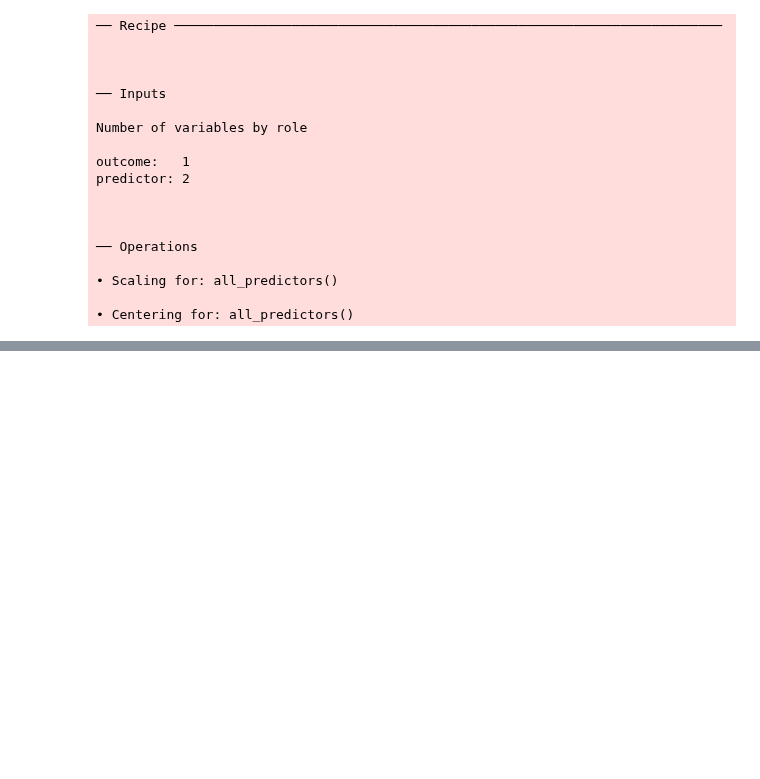
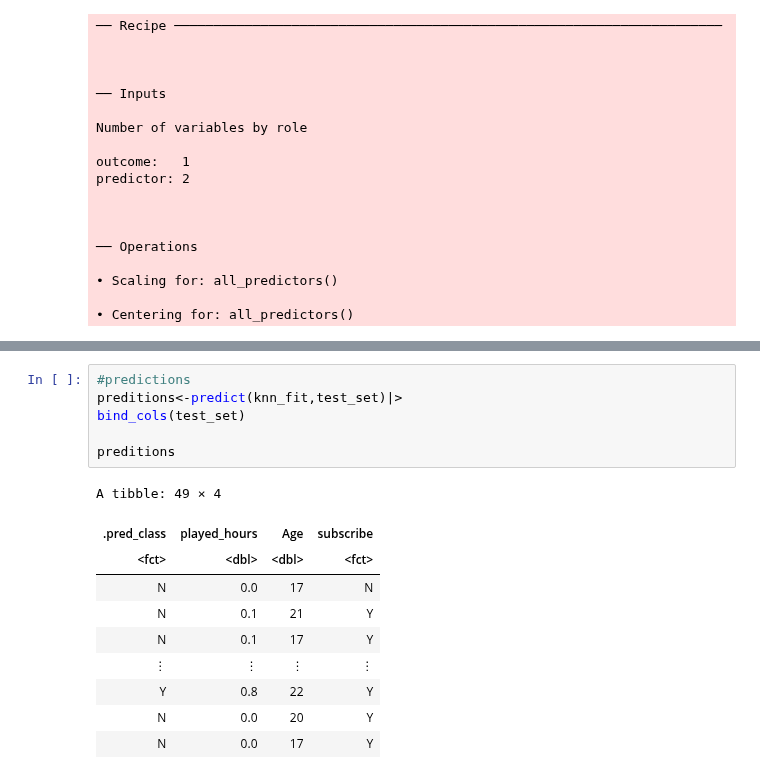
Before and after one commit to zchen189/Group-Project, a Jupyter notebook: data/Group_Project.ipynb, the cells around one changed output, grey strips where cells are left out. Drawn from its saved outputs; the diff is of its cells as text; blank space fills up the shorter version.

Commit message:
predictions

```diff
--- a/data/Group_Project.ipynb
+++ b/data/Group_Project.ipynb
@@ -244,2 +244,19 @@ Minimal misclassification: 0.4041096
 Best kernel: rectangular
 Best k: 3
+# %%
+#predictions
+preditions<-predict(knn_fit,test_set)|>
+bind_cols(test_set)
+
+preditions
+# %% [output]
+A tibble: 49 × 4
+| .pred_class | played_hours | Age | subscribe |
+| <fct> | <dbl> | <dbl> | <fct> |
+| N | 0.0 | 17 | N |
+| N | 0.1 | 21 | Y |
+| N | 0.1 | 17 | Y |
+| ⋮ | ⋮ | ⋮ | ⋮ |
+| Y | 0.8 | 22 | Y |
+| N | 0.0 | 20 | Y |
+| N | 0.0 | 17 | Y |
```
Also changed, not shown: parts of 2 cells of this notebook.
